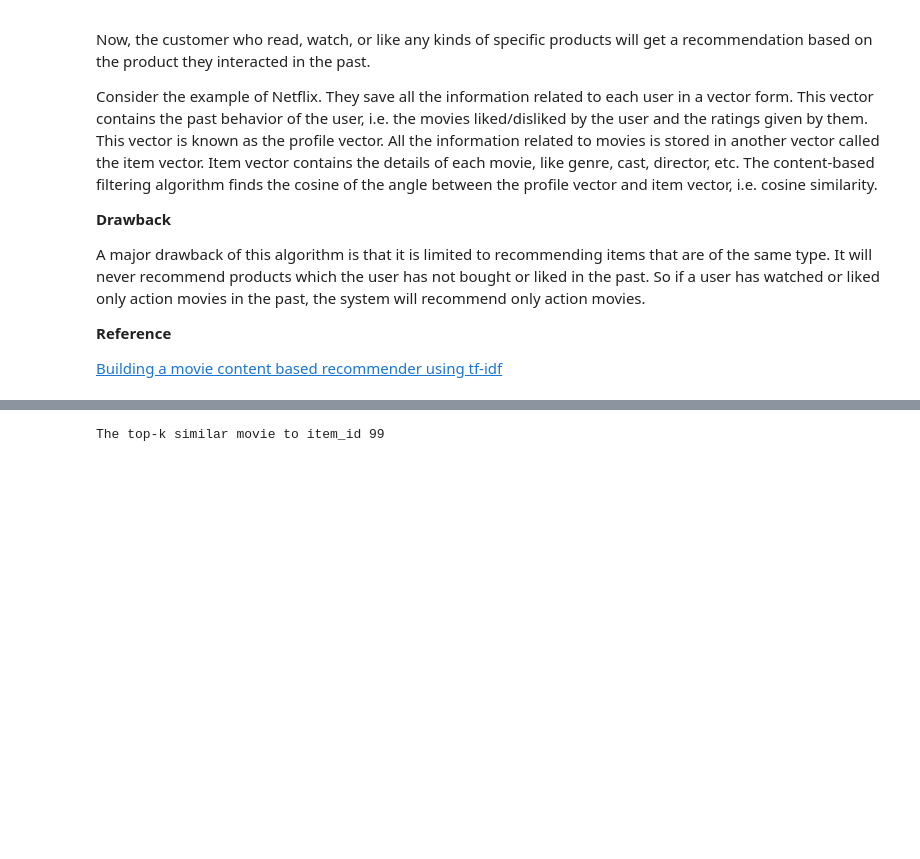
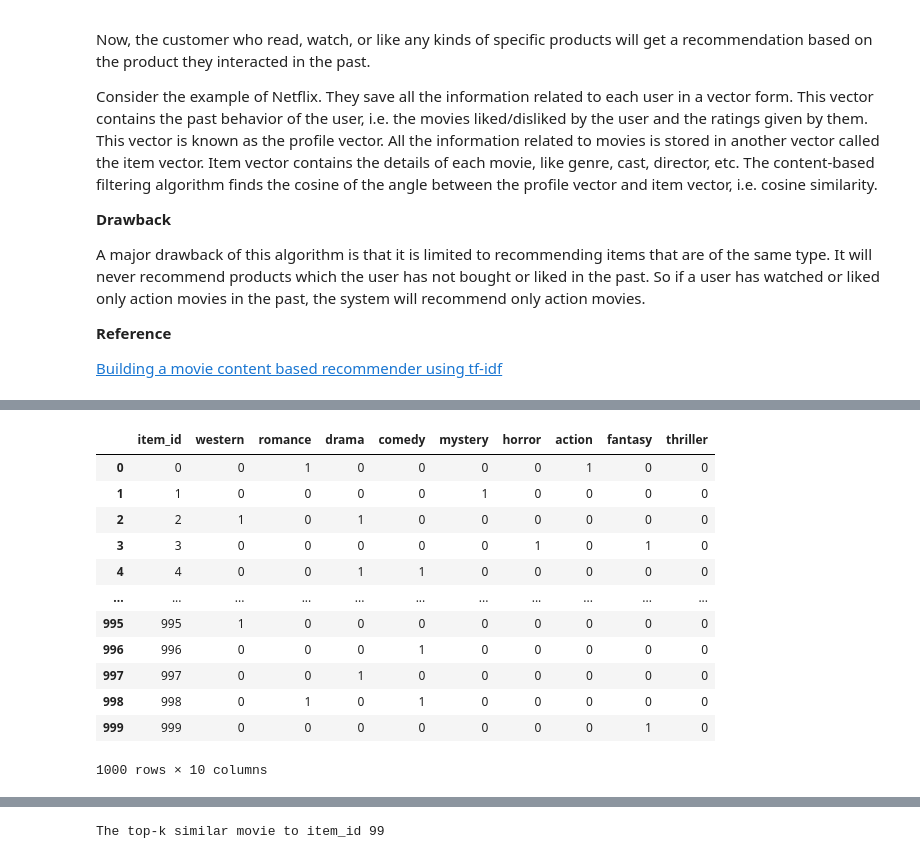
Before and after one commit to mequanent/Recommendation-System-Exercises, a Jupyter notebook: Recommendation Sample.ipynb, the cells around one changed output, grey strips where cells are left out. Cells and saved outputs as stored; diff of their text form; code cells hidden in the pictures; blank space fills up the shorter version.

```diff
--- a/Recommendation Sample.ipynb
+++ b/Recommendation Sample.ipynb
@@ -202,0 +321,16 @@ It will never recommend products which the user has not bought or liked in the p
+# %%
+item_genre_mat.drop(['genres'], axis = 1)
+# %% [output]
+|  | item_id | western | romance | drama | comedy | mystery | horror | action | fantasy | thriller |
+| 0 | 0 | 0 | 1 | 0 | 0 | 0 | 0 | 1 | 0 | 0 |
+| 1 | 1 | 0 | 0 | 0 | 0 | 1 | 0 | 0 | 0 | 0 |
+| 2 | 2 | 1 | 0 | 1 | 0 | 0 | 0 | 0 | 0 | 0 |
+| 3 | 3 | 0 | 0 | 0 | 0 | 0 | 1 | 0 | 1 | 0 |
+| 4 | 4 | 0 | 0 | 1 | 1 | 0 | 0 | 0 | 0 | 0 |
+| ... | ... | ... | ... | ... | ... | ... | ... | ... | ... | ... |
+| 995 | 995 | 1 | 0 | 0 | 0 | 0 | 0 | 0 | 0 | 0 |
+| 996 | 996 | 0 | 0 | 0 | 1 | 0 | 0 | 0 | 0 | 0 |
+| 997 | 997 | 0 | 0 | 1 | 0 | 0 | 0 | 0 | 0 | 0 |
+| 998 | 998 | 0 | 1 | 0 | 1 | 0 | 0 | 0 | 0 | 0 |
+| 999 | 999 | 0 | 0 | 0 | 0 | 0 | 0 | 0 | 1 | 0 |
+1000 rows × 10 columns
```
Also changed, not shown: parts of 22 cells of this notebook.
